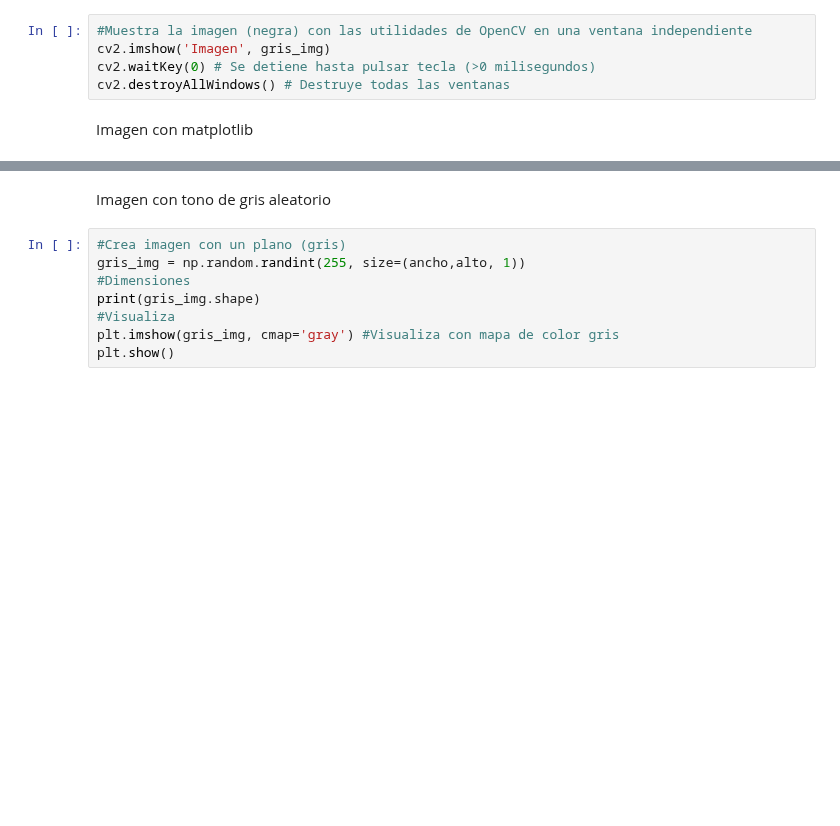
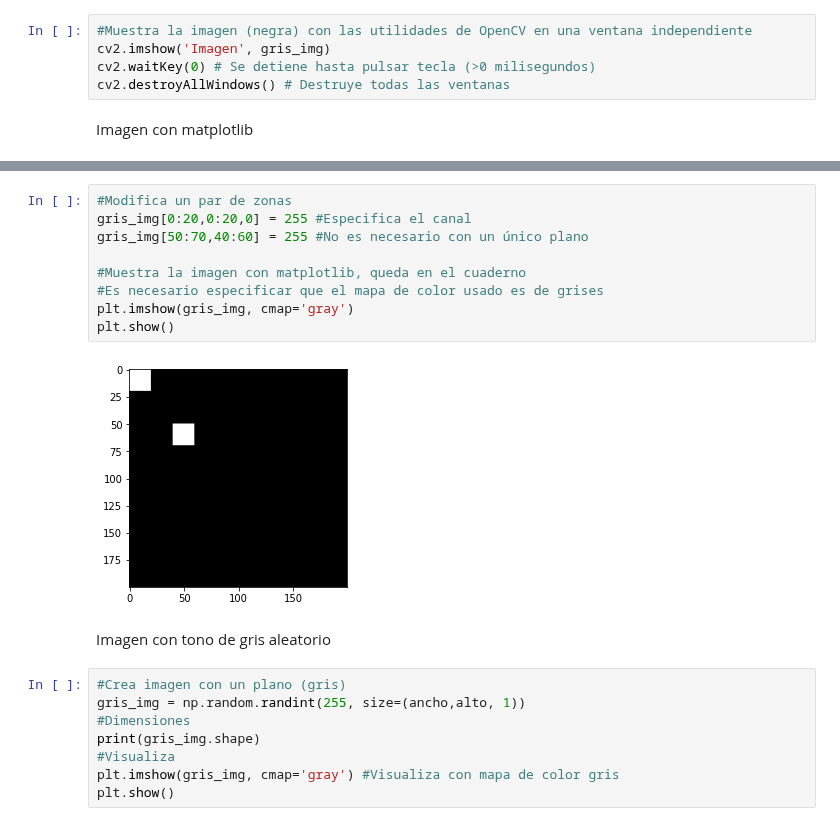
Before and after one commit to otsedom/otsedom.github.io, a Jupyter notebook: VC/P1/VC_P1.ipynb, the cells around one changed output, grey strips where cells are left out. Saved outputs shown, nothing was run; the diff lists cells and outputs as text; blank space fills up the shorter version.

```diff
--- a/VC/P1/VC_P1.ipynb
+++ b/VC/P1/VC_P1.ipynb
@@ -38,3 +38,14 @@ plt.show()
+# %%
+#Modifica un par de zonas
+gris_img[0:20,0:20,0] = 255 #Especifica el canal
+gris_img[50:70,40:60] = 255 #No es necesario con un único plano
+
+#Muestra la imagen con matplotlib, queda en el cuaderno
+#Es necesario especificar que el mapa de color usado es de grises
+plt.imshow(gris_img, cmap='gray')
+plt.show()
+# %% [output]
+[figure, added]
 # %% [markdown]
 Imagen con tono de gris aleatorio
 # %%
```
Also changed, not shown: parts of 6 cells of this notebook.
